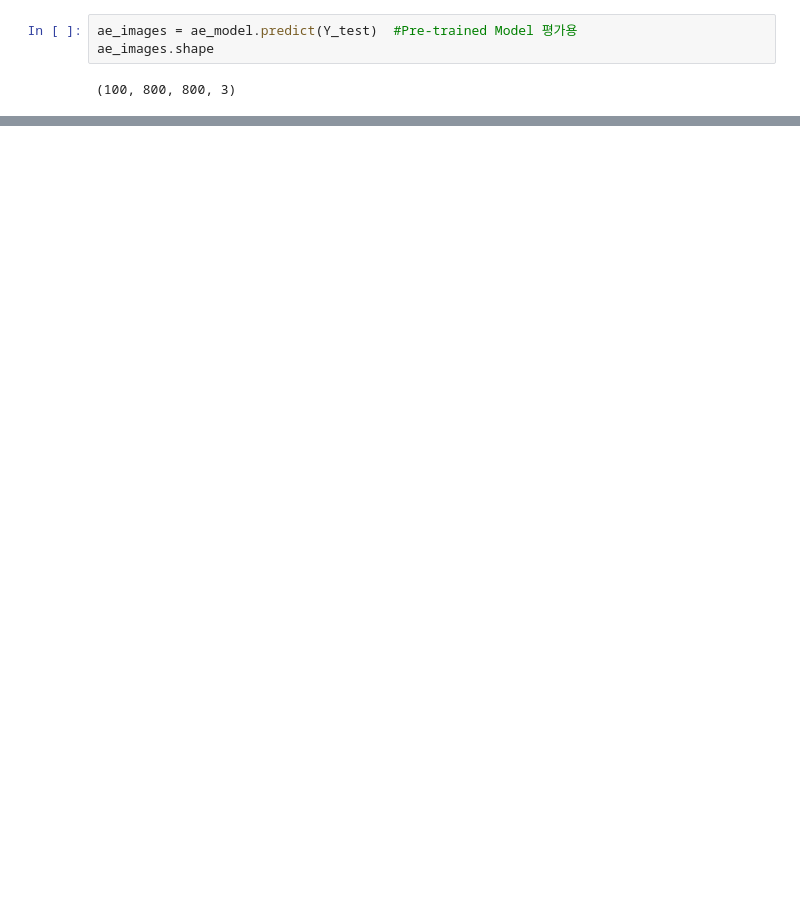
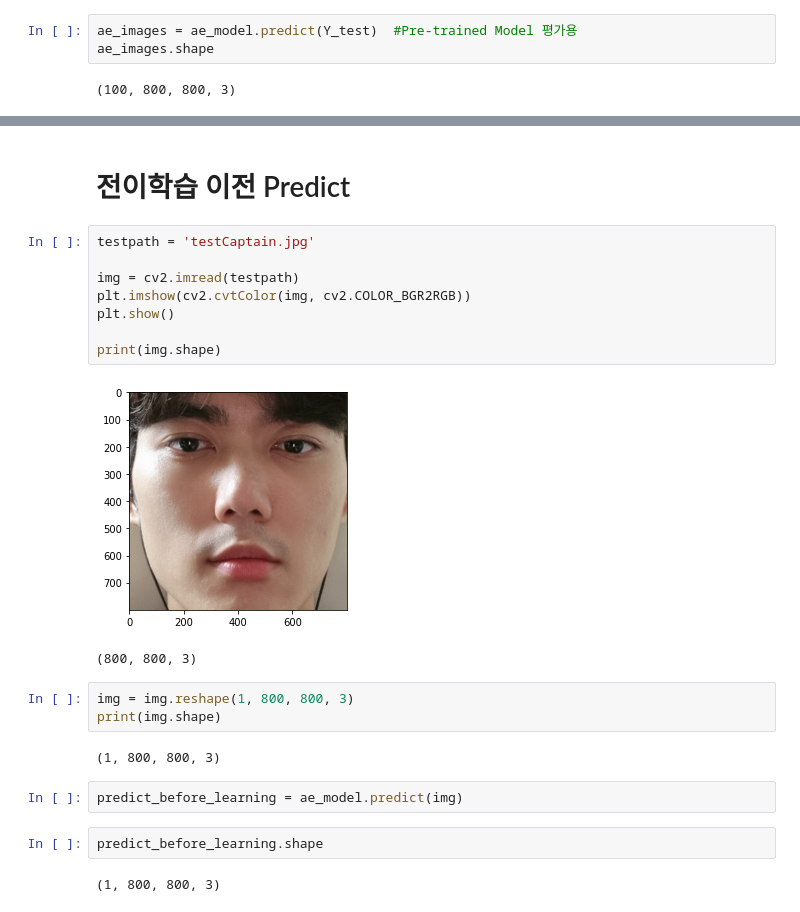
Before and after one commit to CSID-DGU/2021-1-OSSP1-Debugger-4, a Jupyter notebook: Training_K_Face_model_with_Server.ipynb, the cells around one changed output, grey strips where cells are left out. Cells and saved outputs as stored; diff of their text form; blank space fills up the shorter version.

Commit message:
Add Transfer Learning

```diff
--- a/Training_K_Face_model_with_Server.ipynb
+++ b/Training_K_Face_model_with_Server.ipynb
@@ -194,0 +195,24 @@ Clipping input data to the valid range for imshow with RGB data ([0..1] for floa
+# %% [markdown]
+# 전이학습 이전 Predict
+# %%
+testpath = 'testCaptain.jpg'
+
+img = cv2.imread(testpath)
+plt.imshow(cv2.cvtColor(img, cv2.COLOR_BGR2RGB))
+plt.show()
+
+print(img.shape)
+# %% [output]
+[figure, added]
+(800, 800, 3)
+# %%
+img = img.reshape(1, 800, 800, 3)
+print(img.shape)
+# %% [output]
+(1, 800, 800, 3)
+# %%
+predict_before_learning = ae_model.predict(img)
+# %%
+predict_before_learning.shape
+# %% [output]
+(1, 800, 800, 3)
```
Also changed, not shown: parts of 46 cells of this notebook.
